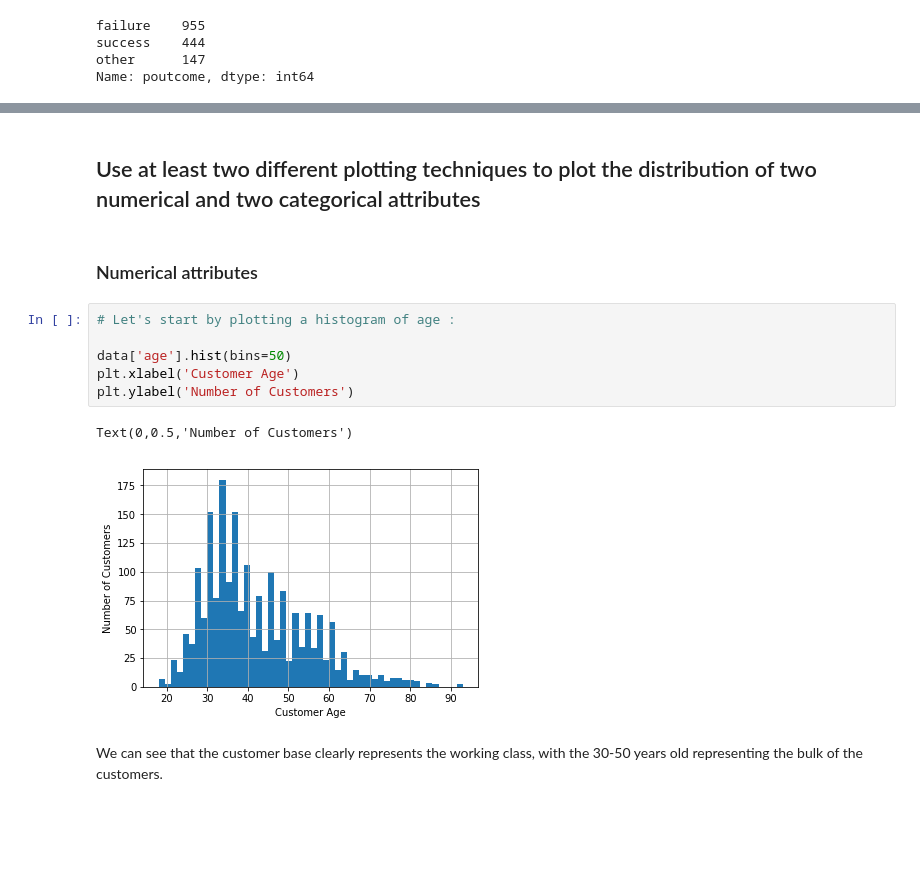
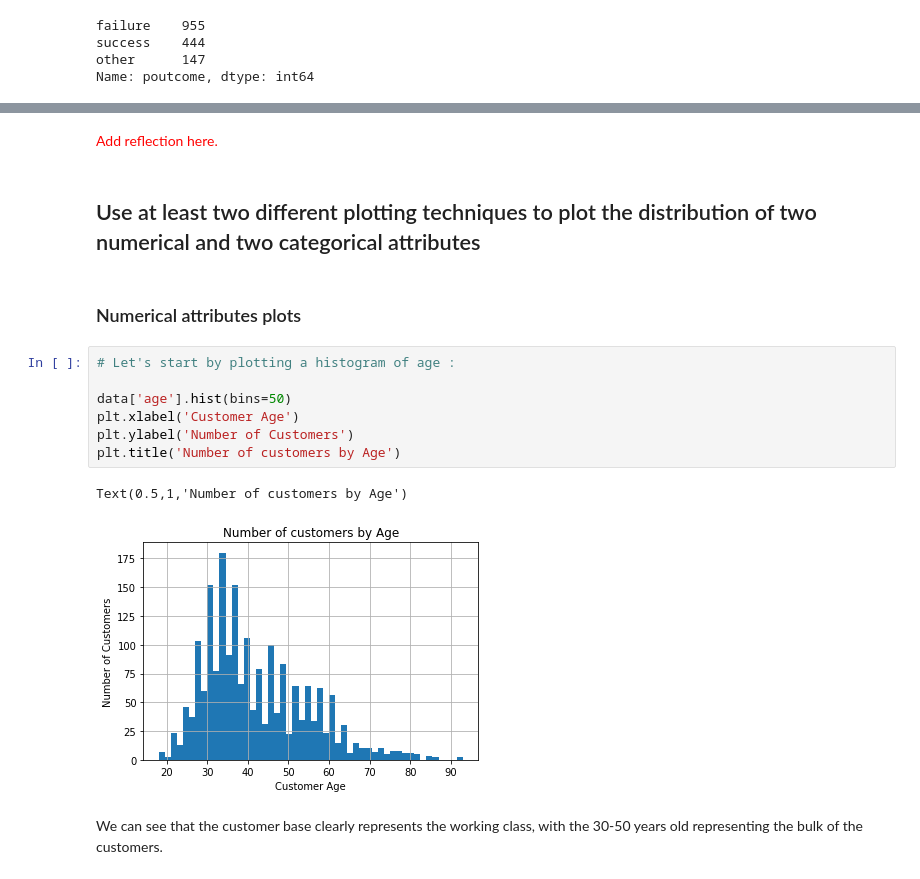
Before and after one commit to vipulpopat/MSCAI_Sem1_Etivity1, a Jupyter notebook: Etivity1.ipynb, the cells around one changed output, grey strips where cells are left out. Saved outputs shown, nothing was run; the diff lists cells and outputs as text; blank space fills up the shorter version.

```diff
--- a/Etivity1.ipynb
+++ b/Etivity1.ipynb
@@ -230,17 +173,20 @@ no     1000
 Name: subscribed, dtype: int64
+# %% [markdown]
+<span style="color:red">Add reflection here.</span>
 # %% [markdown]
 ## Use at least two different plotting techniques to plot the distribution of two numerical and two categorical attributes
 # %% [markdown]
-### Numerical attributes
+### Numerical attributes plots
 # %%
 # Let's start by plotting a histogram of age :
 
 data['age'].hist(bins=50)
 plt.xlabel('Customer Age')
 plt.ylabel('Number of Customers')
+plt.title('Number of customers by Age')
 # %% [output]
-Text(0,0.5,'Number of Customers')
+Text(0.5,1,'Number of customers by Age')
-[figure, old version]
+[figure, new version]
 # %% [markdown]
 We can see that the customer base clearly represents the working class, with the 30-50 years old representing the bulk of the customers.
 # %%
```
Also changed, not shown: parts of 61 cells of this notebook.
